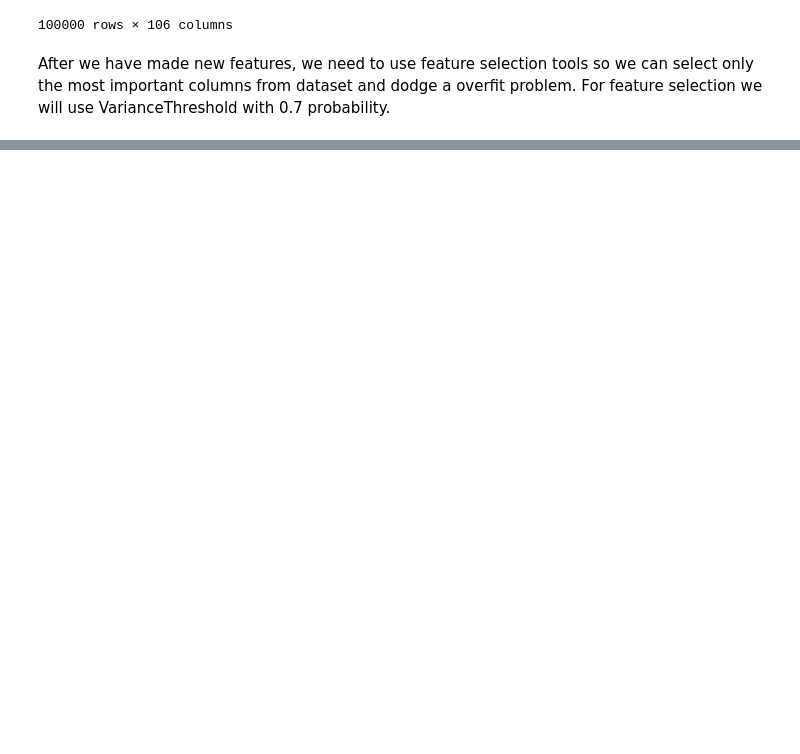
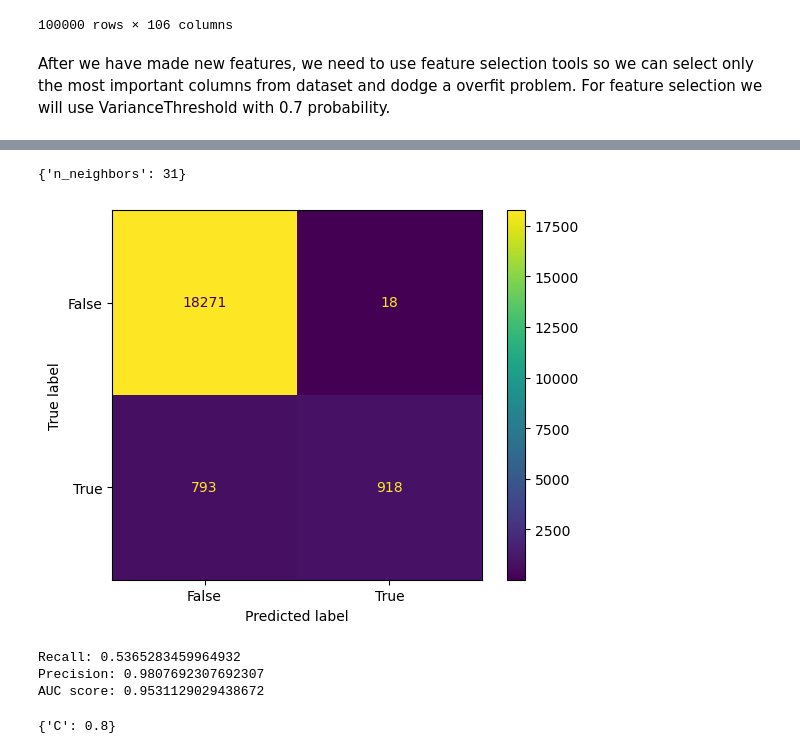
Before and after one commit to NemanjaGojkovic/Diabetes_Prediction, a Jupyter notebook: diabetes_prediction.ipynb, the cells around one changed output, grey strips where cells are left out. Saved outputs shown, nothing was run; the diff lists cells and outputs as text; code cells hidden in the pictures; blank space fills up the shorter version.

```diff
--- a/diabetes_prediction.ipynb
+++ b/diabetes_prediction.ipynb
@@ -313,0 +365,20 @@ Now we have total of 4 datasets that we will going to use: starter set, no outli
+# %%
+gridKNN.fit(X_train, y_train)
+print(gridKNN.best_params_)
+# %% [output]
+{'n_neighbors': 31}
+# %%
+model_knn1 = KNeighborsClassifier(n_neighbors=31).fit(X_train_noout, y_train_noout)
+evaulation(y_test, model_knn1.predict(X_test))
+auc_print(y_test, model_knn1.predict_proba(X_test)[:,1])
+resultsKNN=pd.concat([resultsKNN, resultsDataFrame(y_test,model_tree1.predict(X_test), model_tree1.predict_proba(X_test)[:,1], 'Basic')], axis=1)
+# %% [output]
+[figure, added]
+Recall: 0.5365283459964932
+Precision: 0.9807692307692307
+AUC score: 0.9531129029438672
+# %%
+gridLogistic.fit(X_train, y_train)
+print(gridLogistic.best_params_)
+# %% [output]
+{'C': 0.8}
```
Also changed, not shown: parts of 50 cells of this notebook.
